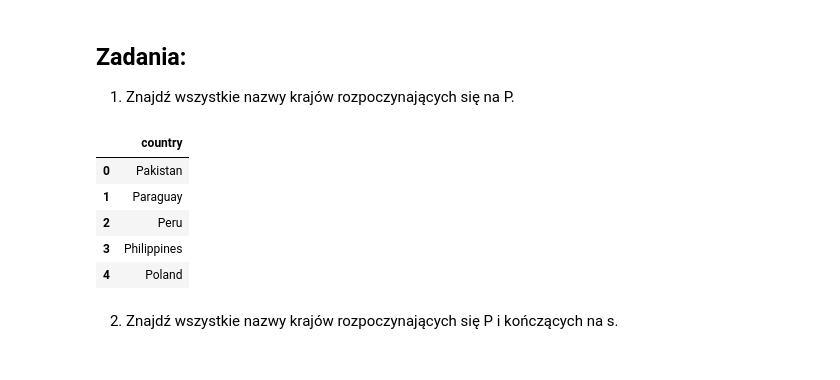
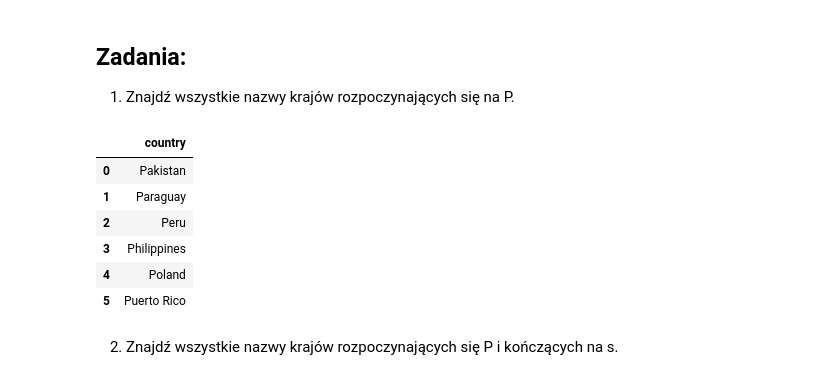
Before and after one commit to DanielJurkowski/AiBD, a Jupyter notebook: Lab 4/raport.ipynb, the cells around one changed output. Saved outputs shown, nothing was run; the diff lists cells and outputs as text; code cells hidden in the pictures.

```diff
--- a/Lab 4/raport.ipynb
+++ b/Lab 4/raport.ipynb
@@ -146,29 +146,30 @@ Poza funkcją dopasowania w PostgreSQL istnieje również szereg funkcji predefi
 # %%
 from sqlalchemy import create_engine
 import pandas as pd
 
 db_string = "postgresql://wbauer_adb:adb2020@pgsql-196447.vipserv.org:5432/wbauer_adb"
 db = create_engine(db_string)
 connection = db.connect()
 
-regex = r'P[a-z]*'
+regex = r'P[a-zA-Z ]*'
 
 request = f"""select
             country.country
             from
             country
             where
             country.country similar to '{regex}'
             """
 
 pd.read_sql_query(request, con=connection)
 # %% [output]
 |  | country |
 | 0 | Pakistan |
 | 1 | Paraguay |
 | 2 | Peru |
 | 3 | Philippines |
 | 4 | Poland |
+| 5 | Puerto Rico |
 # %% [markdown]
 2. Znajdź wszystkie nazwy krajów rozpoczynających się  P i kończących na s.
 # %%
```
Also changed, not shown: parts of 3 cells of this notebook, 1 other file.
